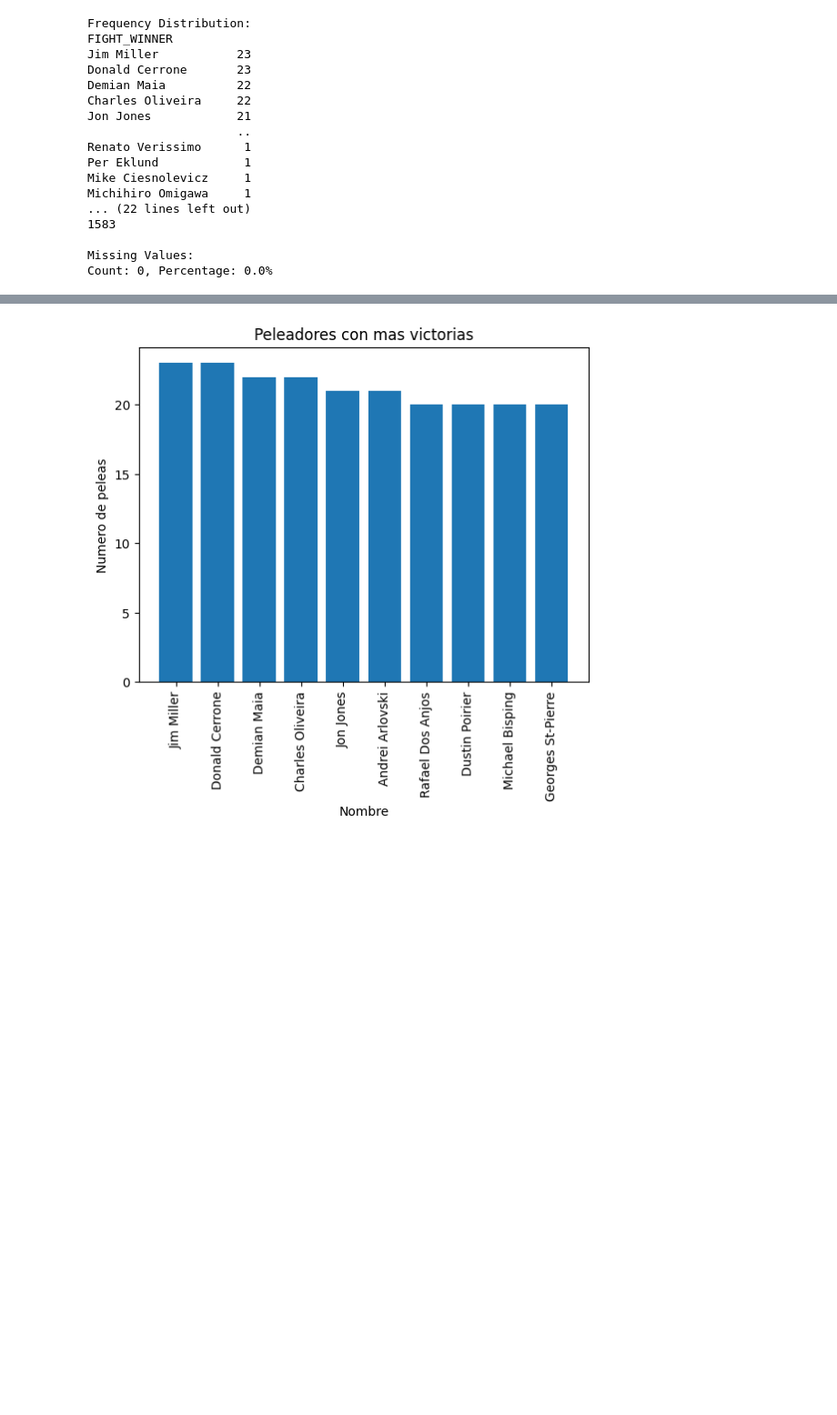
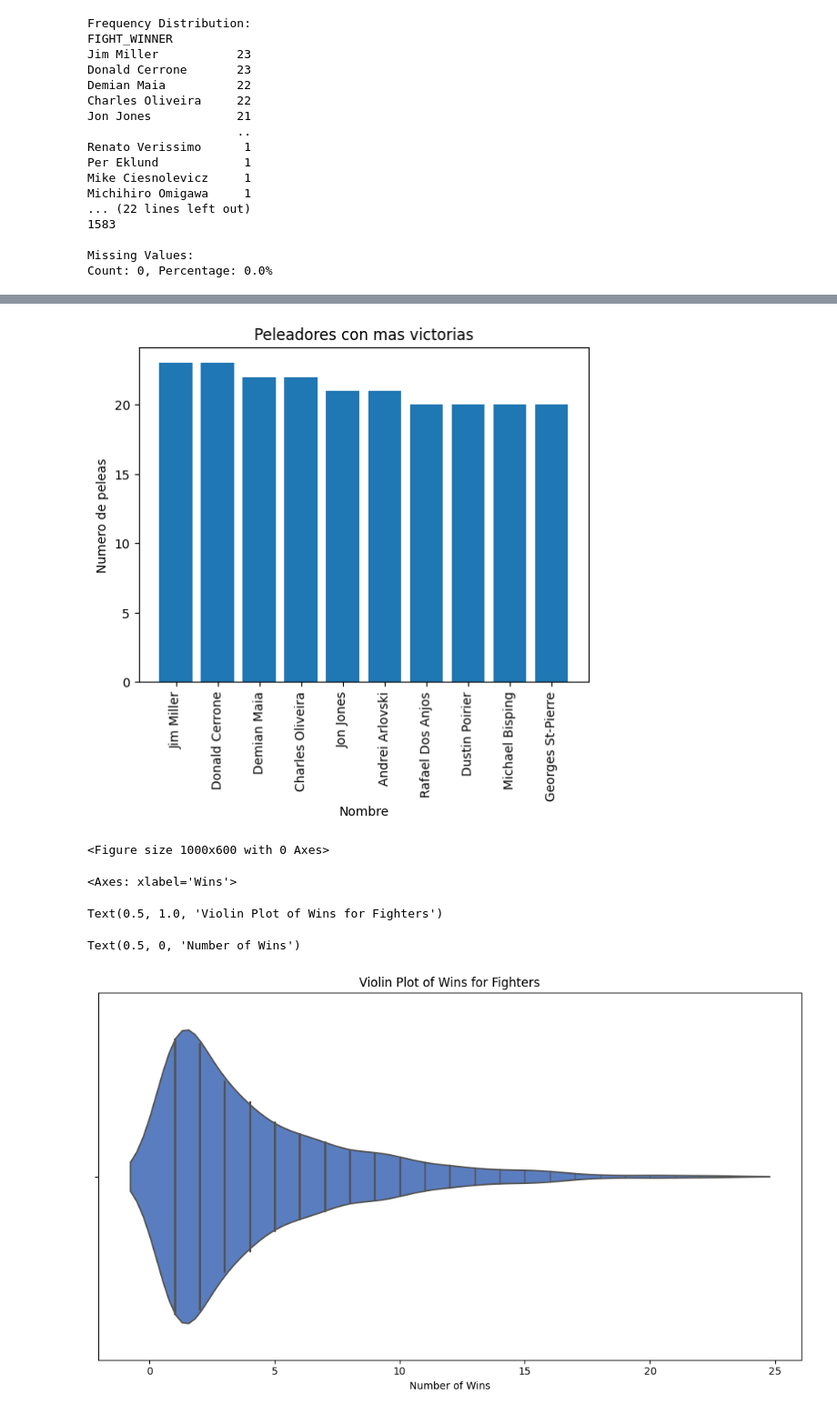
Before and after one commit to YaotecatlMtz/analisisUFC, a Jupyter notebook: primeraEntregaProyecto.ipynb, the cells around one changed output, grey strips where cells are left out. Shown at 91% size. Drawn from its saved outputs; the diff is of its cells as text; code cells hidden in the pictures; blank space fills up the shorter version.

```diff
--- a/primeraEntregaProyecto.ipynb
+++ b/primeraEntregaProyecto.ipynb
@@ -1063,28 +1079,45 @@ Count: 0, Percentage: 0.0%
 # %%
 winnerFrequency = df['FIGHT_WINNER'].value_counts()
 top_10_modas = winnerFrequency.head(10)
 
 plt.bar(top_10_modas.index, top_10_modas.values)
 plt.xticks(rotation=90)
 plt.xlabel('Nombre')
 plt.ylabel('Numero de peleas')
 plt.title('Peleadores con mas victorias')
 
 plt.show()
+
+winner_frequency = df['FIGHT_WINNER'].value_counts()
+
+# Create a DataFrame with the winners and their win counts
+winners_df = pd.DataFrame({'Fighter': winner_frequency.index, 'Wins': winner_frequency.values})
+
+plt.figure(figsize=(10, 6))
+sns.violinplot(x=winners_df['Wins'], palette="muted", inner="stick")
+plt.title('Violin Plot of Wins for Fighters')
+plt.xlabel('Number of Wins')
+plt.tight_layout()
+plt.show()
 # %% [output]
 <BarContainer object of 10 artists>
 ([0, 1, 2, 3, 4, 5, 6, 7, 8, 9],
  [Text(0, 0, 'Jim Miller'),
   Text(1, 0, 'Donald Cerrone'),
   Text(2, 0, 'Demian Maia'),
   Text(3, 0, 'Charles Oliveira'),
   Text(4, 0, 'Jon Jones'),
   Text(5, 0, 'Andrei Arlovski'),
   Text(6, 0, 'Rafael Dos Anjos'),
   Text(7, 0, 'Dustin Poirier'),
   Text(8, 0, 'Michael Bisping'),
   Text(9, 0, 'Georges St-Pierre')])
 Text(0.5, 0, 'Nombre')
 Text(0, 0.5, 'Numero de peleas')
 Text(0.5, 1.0, 'Peleadores con mas victorias')
 [figure]
+<Figure size 1000x600 with 0 Axes>
+<Axes: xlabel='Wins'>
+Text(0.5, 1.0, 'Violin Plot of Wins for Fighters')
+Text(0.5, 0, 'Number of Wins')
+[figure, added]
```
Also changed, not shown: parts of 11 cells of this notebook.
